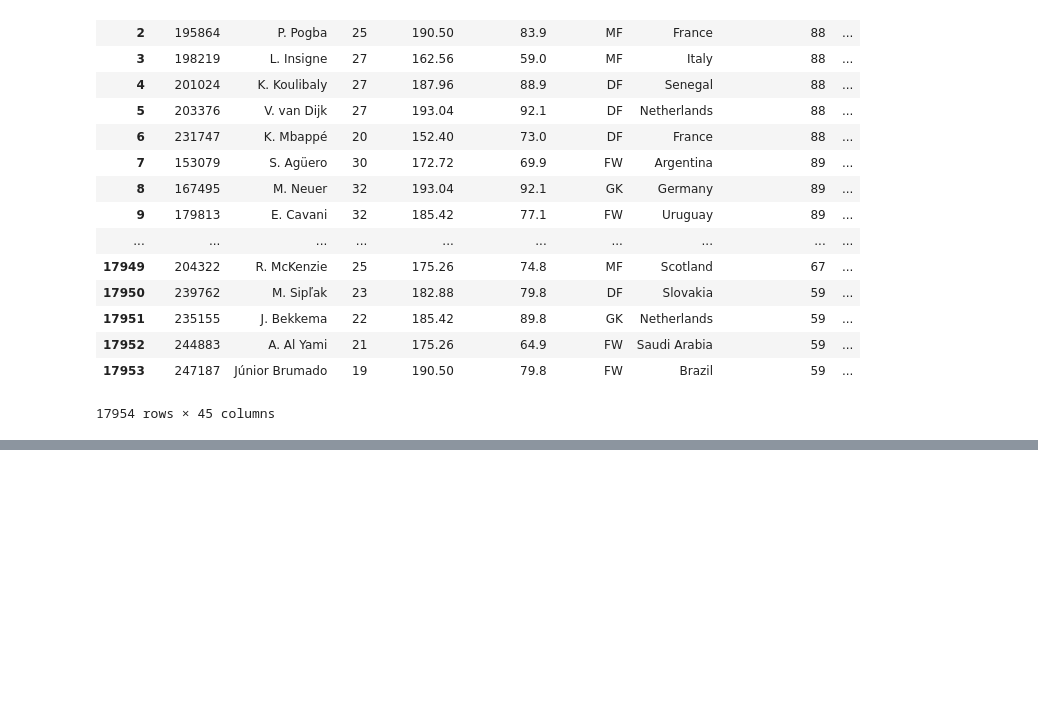
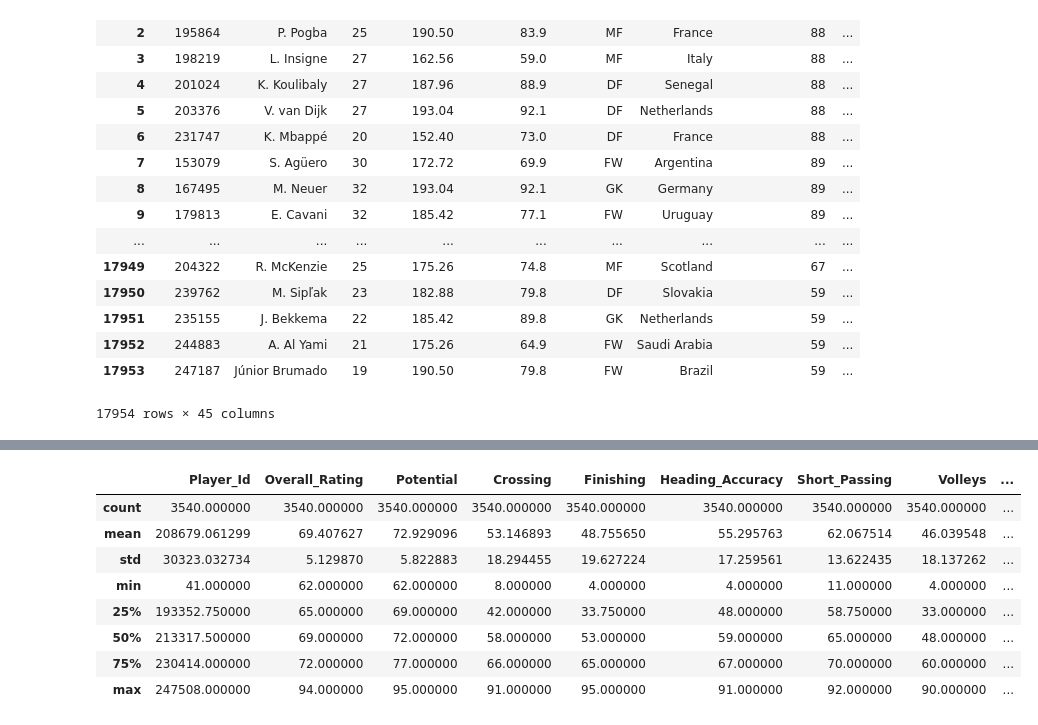
Before and after one commit to mshariqnaeem/FIFA_PlayerValue_ML, a Jupyter notebook: ETL_create_final_postgres-sql_database.ipynb, the cells around one changed output, grey strips where cells are left out. Cells and saved outputs as stored; diff of their text form; code cells hidden in the pictures; blank space fills up the shorter version.

```diff
--- a/ETL_create_final_postgres-sql_database.ipynb
+++ b/ETL_create_final_postgres-sql_database.ipynb
@@ -408,0 +474,13 @@ df.to_csv('modified_fifa_data.csv')
+# %%
+# Dataframe Stats describe
+df.describe()
+# %% [output]
+|  | Player_Id | Overall_Rating | Potential | Crossing | Finishing | Heading_Accuracy | Short_Passing | Volleys | ... |
+| count | 3540.000000 | 3540.000000 | 3540.000000 | 3540.000000 | 3540.000000 | 3540.000000 | 3540.000000 | 3540.000000 | ... |
+| mean | 208679.061299 | 69.407627 | 72.929096 | 53.146893 | 48.755650 | 55.295763 | 62.067514 | 46.039548 | ... |
+| std | 30323.032734 | 5.129870 | 5.822883 | 18.294455 | 19.627224 | 17.259561 | 13.622435 | 18.137262 | ... |
+| min | 41.000000 | 62.000000 | 62.000000 | 8.000000 | 4.000000 | 4.000000 | 11.000000 | 4.000000 | ... |
+| 25% | 193352.750000 | 65.000000 | 69.000000 | 42.000000 | 33.750000 | 48.000000 | 58.750000 | 33.000000 | ... |
+| 50% | 213317.500000 | 69.000000 | 72.000000 | 58.000000 | 53.000000 | 59.000000 | 65.000000 | 48.000000 | ... |
+| 75% | 230414.000000 | 72.000000 | 77.000000 | 66.000000 | 65.000000 | 67.000000 | 70.000000 | 60.000000 | ... |
+| max | 247508.000000 | 94.000000 | 95.000000 | 91.000000 | 95.000000 | 91.000000 | 92.000000 | 90.000000 | ... |
```
Also changed, not shown: parts of 12 cells of this notebook, 1 other file.
